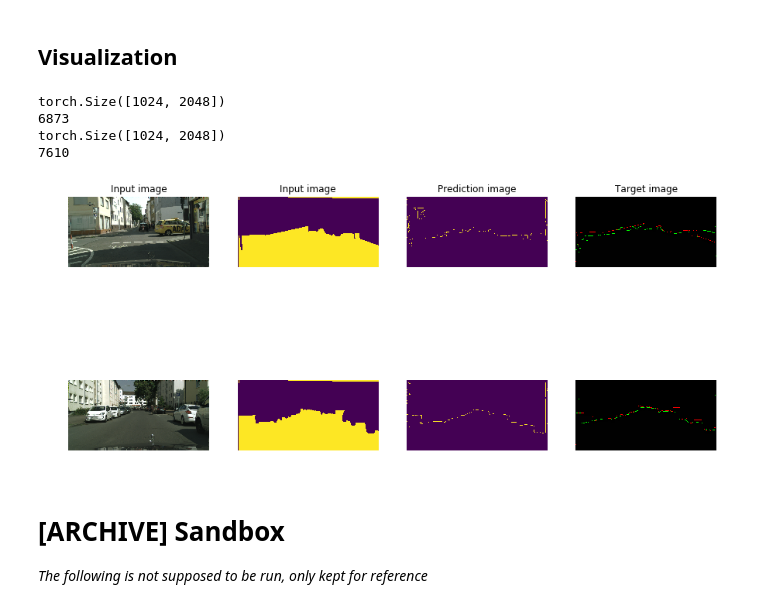
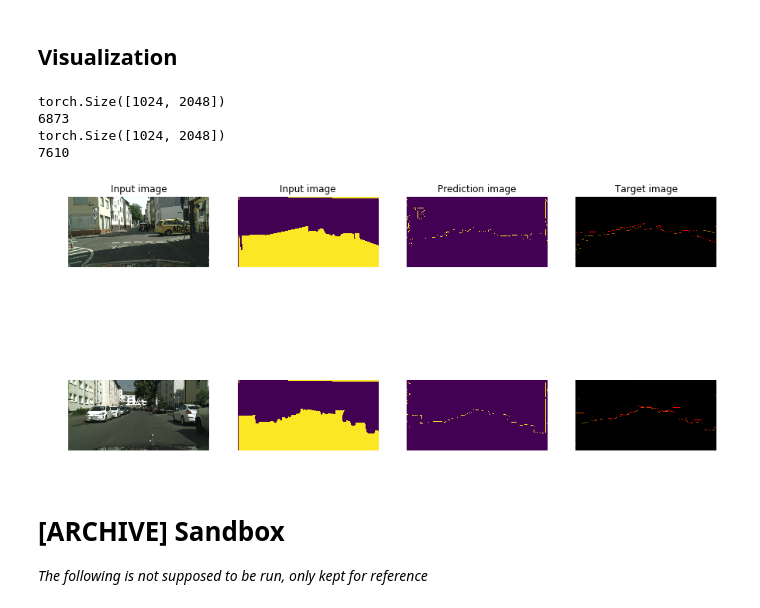
Before and after one commit to Zhuyue0324/dlcv1718, a Jupyter notebook: DL4CV_project.ipynb, the cells around one changed output. Drawn from its saved outputs; the diff is of its cells as text; code cells hidden in the pictures.

```diff
--- a/DL4CV_project.ipynb
+++ b/DL4CV_project.ipynb
@@ -353,35 +353,35 @@ for i in range (NB_SAMPLE_IMGS):
     npred = pred.numpy()
     plt.subplot(NB_SAMPLE_IMGS, 4, i * 4 + 3)
     plt.axis('off')
     es = edge_smoother(npred)
     plt.imshow(es)
     if i == 0:
         plt.title("Prediction image")
 
     # comparison
     plt.subplot(NB_SAMPLE_IMGS, 4, i * 4 + 4)
     plt.axis('off')
-    comp = compare2(red, es)
+    comp = compare(red, es)
     plt.imshow(comp)
     if i == 0:
         plt.title("Target image")
 
     # save it ==> TODO debug
     IM = Image.fromarray((npred*255).astype('uint8'))
     IM.save("pred_"+str(i)+".jpeg")
     EG = Image.fromarray((es*255).astype('uint8'))
     EG.save("canny_"+str(i)+".jpeg")
     CP = Image.fromarray(comp)
     CP.save("compare_"+str(i)+".jpeg")
 
 
 plt.show()
 # %% [output]
 torch.Size([1024, 2048])
 6873
 torch.Size([1024, 2048])
 7610
-[figure, old version]
+[figure, new version]
 # %% [markdown]
 # [ARCHIVE] Sandbox
 
```
Also changed, not shown: 1 other file.
